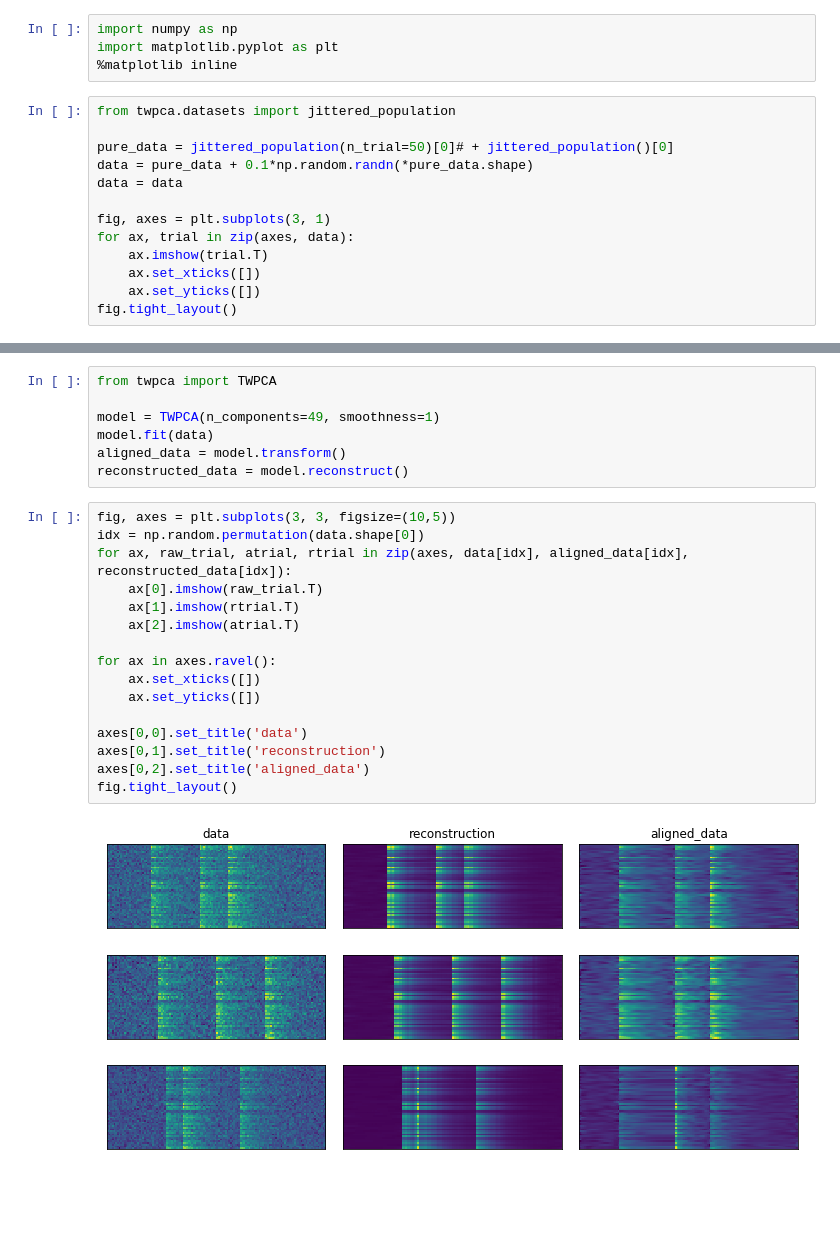
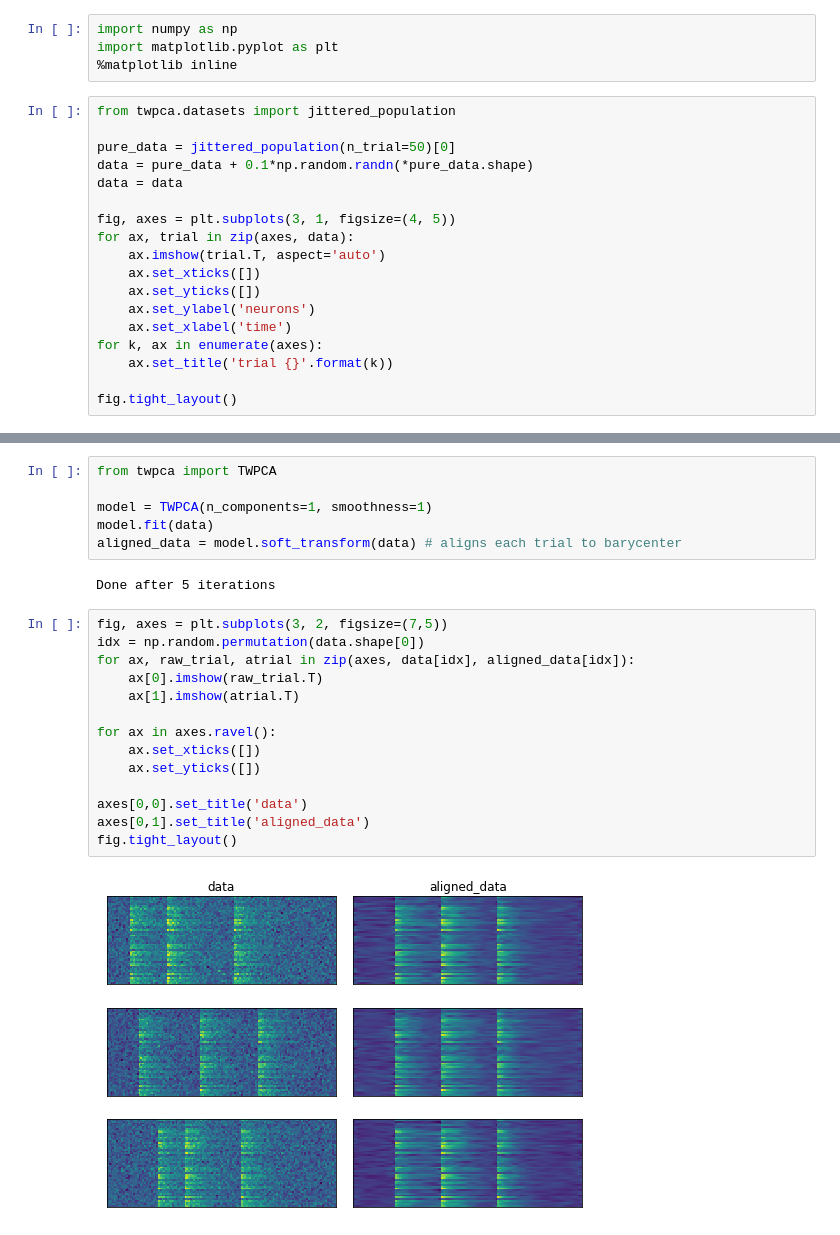
Before and after one commit to ganguli-lab/twpca, a Jupyter notebook: notebooks/demo.ipynb, the cells around one changed output, grey strips where cells are left out. Cells and saved outputs as stored; diff of their text form; blank space fills up the shorter version.

```diff
--- a/notebooks/demo.ipynb
+++ b/notebooks/demo.ipynb
@@ -5,14 +5,19 @@ import matplotlib.pyplot as plt
 # %%
 from twpca.datasets import jittered_population
 
-pure_data = jittered_population(n_trial=50)[0]# + jittered_population()[0]
+pure_data = jittered_population(n_trial=50)[0]
 data = pure_data + 0.1*np.random.randn(*pure_data.shape)
 data = data
 
-fig, axes = plt.subplots(3, 1)
+fig, axes = plt.subplots(3, 1, figsize=(4, 5))
 for ax, trial in zip(axes, data):
-    ax.imshow(trial.T)
+    ax.imshow(trial.T, aspect='auto')
     ax.set_xticks([])
     ax.set_yticks([])
+    ax.set_ylabel('neurons')
+    ax.set_xlabel('time')
+for k, ax in enumerate(axes):
+    ax.set_title('trial {}'.format(k))
+
 fig.tight_layout()
 # %% [output]
@@ -20,26 +25,25 @@ fig.tight_layout()
 # %%
 from twpca import TWPCA
 
-model = TWPCA(n_components=49, smoothness=1)
+model = TWPCA(n_components=1, smoothness=1)
 model.fit(data)
-aligned_data = model.transform()
-reconstructed_data = model.reconstruct()
+aligned_data = model.soft_transform(data) # aligns each trial to barycenter
+# %% [output]
+Done after 5 iterations
 # %%
-fig, axes = plt.subplots(3, 3, figsize=(10,5))
+fig, axes = plt.subplots(3, 2, figsize=(7,5))
 idx = np.random.permutation(data.shape[0])
-for ax, raw_trial, atrial, rtrial in zip(axes, data[idx], aligned_data[idx], reconstructed_data[idx]):
+for ax, raw_trial, atrial in zip(axes, data[idx], aligned_data[idx]):
     ax[0].imshow(raw_trial.T)
-    ax[1].imshow(rtrial.T)
-    ax[2].imshow(atrial.T)
+    ax[1].imshow(atrial.T)
 
 for ax in axes.ravel():
     ax.set_xticks([])
     ax.set_yticks([])
 
 axes[0,0].set_title('data')
-axes[0,1].set_title('reconstruction')
-axes[0,2].set_title('aligned_data')
+axes[0,1].set_title('aligned_data')
 fig.tight_layout()
 # %% [output]
-[figure, old version]
+[figure, new version]
 # %%
```
Also changed, not shown: parts of 4 cells of this notebook, 1 other file.
